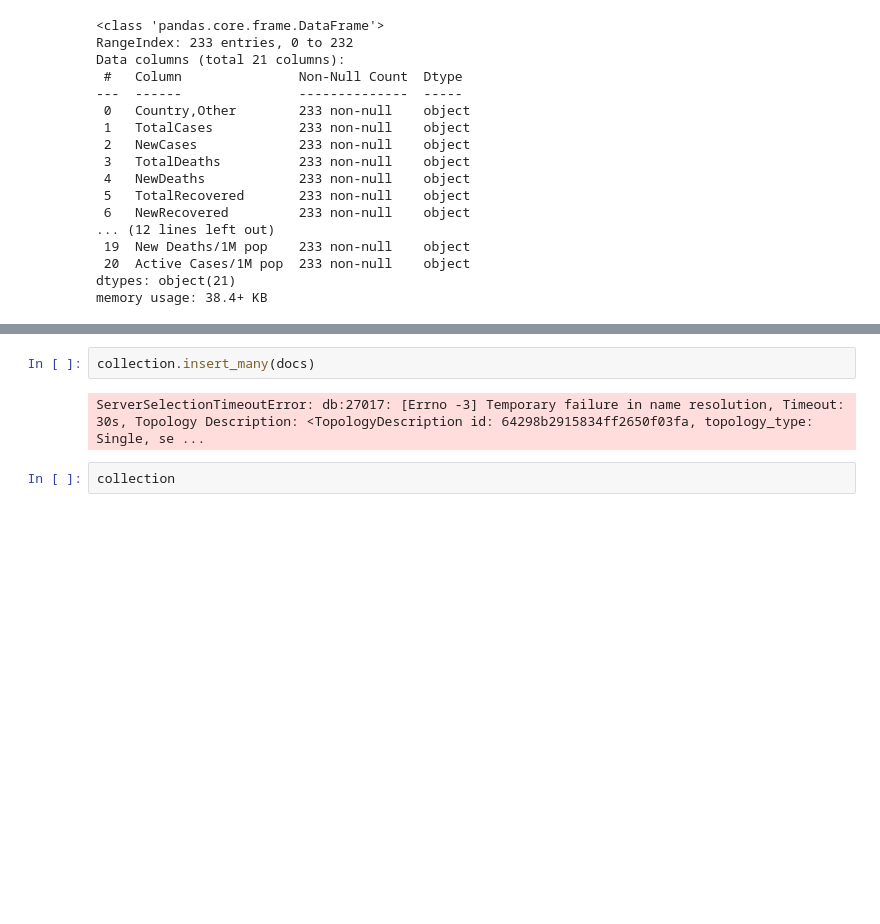
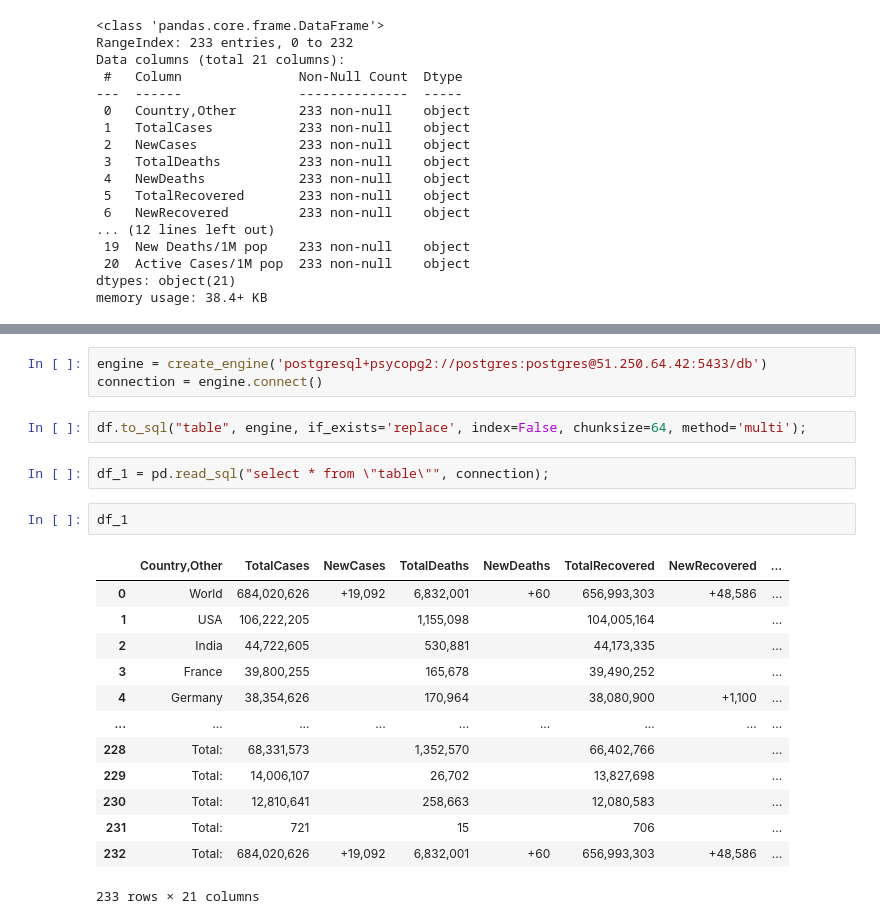
Before and after one commit to iaramer/mipt-devops, a Jupyter notebook: devops_lab_2.ipynb, the cells around one changed output, grey strips where cells are left out. Drawn from its saved outputs; the diff is of its cells as text; blank space fills up the shorter version.

```diff
--- a/devops_lab_2.ipynb
+++ b/devops_lab_2.ipynb
@@ -152,6 +104,23 @@ docs[0]
-# %%
-collection.insert_many(docs)
-# %% [output]
-ServerSelectionTimeoutError: db:27017: [Errno -3] Temporary failure in name resolution, Timeout: 30s, Topology Description: <TopologyDescription id: 64298b2915834ff2650f03fa, topology_type: Single, se ...
-# %%
-collection
+# %%
+engine = create_engine('postgresql+psycopg2://postgres:postgres@51.250.64.42:5433/db')
+connection = engine.connect()
+# %%
+df.to_sql("table", engine, if_exists='replace', index=False, chunksize=64, method='multi');
+# %%
+df_1 = pd.read_sql("select * from \"table\"", connection);
+# %%
+df_1
+# %% [output]
+|  | Country,Other | TotalCases | NewCases | TotalDeaths | NewDeaths | TotalRecovered | NewRecovered | ... |
+| 0 | World | 684,020,626 | +19,092 | 6,832,001 | +60 | 656,993,303 | +48,586 | ... |
+| 1 | USA | 106,222,205 |  | 1,155,098 |  | 104,005,164 |  | ... |
+| 2 | India | 44,722,605 |  | 530,881 |  | 44,173,335 |  | ... |
+| 3 | France | 39,800,255 |  | 165,678 |  | 39,490,252 |  | ... |
+| 4 | Germany | 38,354,626 |  | 170,964 |  | 38,080,900 | +1,100 | ... |
+| ... | ... | ... | ... | ... | ... | ... | ... | ... |
+| 228 | Total: | 68,331,573 |  | 1,352,570 |  | 66,402,766 |  | ... |
+| 229 | Total: | 14,006,107 |  | 26,702 |  | 13,827,698 |  | ... |
+| 230 | Total: | 12,810,641 |  | 258,663 |  | 12,080,583 |  | ... |
+| 231 | Total: | 721 |  | 15 |  | 706 |  | ... |
+| 232 | Total: | 684,020,626 | +19,092 | 6,832,001 | +60 | 656,993,303 | +48,586 | ... |
+233 rows × 21 columns
```
Also changed, not shown: parts of 20 cells of this notebook, 1 other file.
